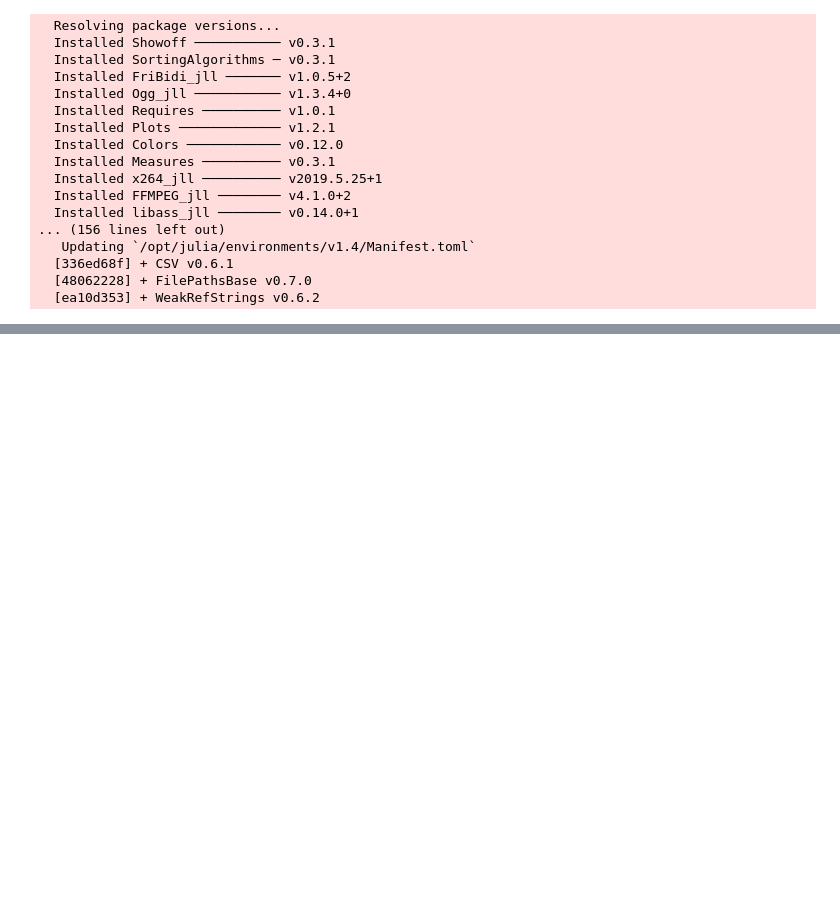
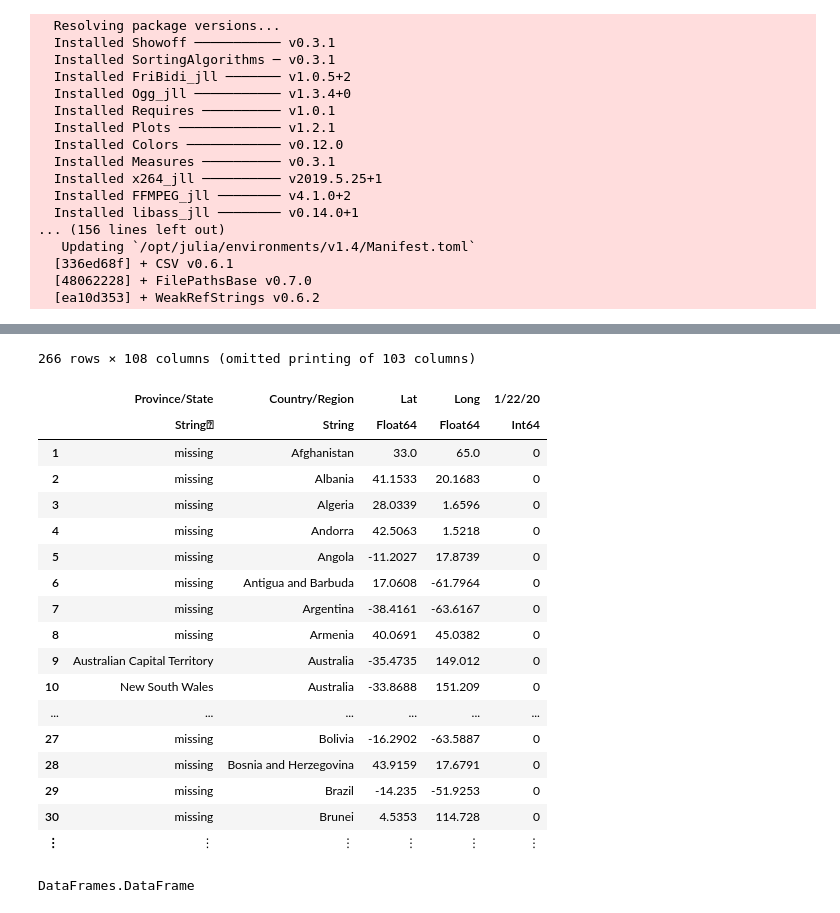
Before and after one commit to tsucchi324/Julia, a Jupyter notebook: section1.ipynb, the cells around one changed output, grey strips where cells are left out. Cells and saved outputs as stored; diff of their text form; code cells hidden in the pictures; blank space fills up the shorter version.

```diff
--- a/section1.ipynb
+++ b/section1.ipynb
@@ -26,0 +158,26 @@ Pkg.add("CSV")
+# %%
+data
+# %% [output]
+266 rows × 108 columns (omitted printing of 103 columns)
+|  | Province/State | Country/Region | Lat | Long | 1/22/20 |
+|  | String⍰ | String | Float64 | Float64 | Int64 |
+| 1 | missing | Afghanistan | 33.0 | 65.0 | 0 |
+| 2 | missing | Albania | 41.1533 | 20.1683 | 0 |
+| 3 | missing | Algeria | 28.0339 | 1.6596 | 0 |
+| 4 | missing | Andorra | 42.5063 | 1.5218 | 0 |
+| 5 | missing | Angola | -11.2027 | 17.8739 | 0 |
+| 6 | missing | Antigua and Barbuda | 17.0608 | -61.7964 | 0 |
+| 7 | missing | Argentina | -38.4161 | -63.6167 | 0 |
+| 8 | missing | Armenia | 40.0691 | 45.0382 | 0 |
+| 9 | Australian Capital Territory | Australia | -35.4735 | 149.012 | 0 |
+| 10 | New South Wales | Australia | -33.8688 | 151.209 | 0 |
+| ... | ... | ... | ... | ... | ... |
+| 27 | missing | Bolivia | -16.2902 | -63.5887 | 0 |
+| 28 | missing | Bosnia and Herzegovina | 43.9159 | 17.6791 | 0 |
+| 29 | missing | Brazil | -14.235 | -51.9253 | 0 |
+| 30 | missing | Brunei | 4.5353 | 114.728 | 0 |
+| ⋮ | ⋮ | ⋮ | ⋮ | ⋮ | ⋮ |
+# %%
+typeof(data)
+# %% [output]
+DataFrames.DataFrame
```
Also changed, not shown: parts of 58 cells of this notebook.
